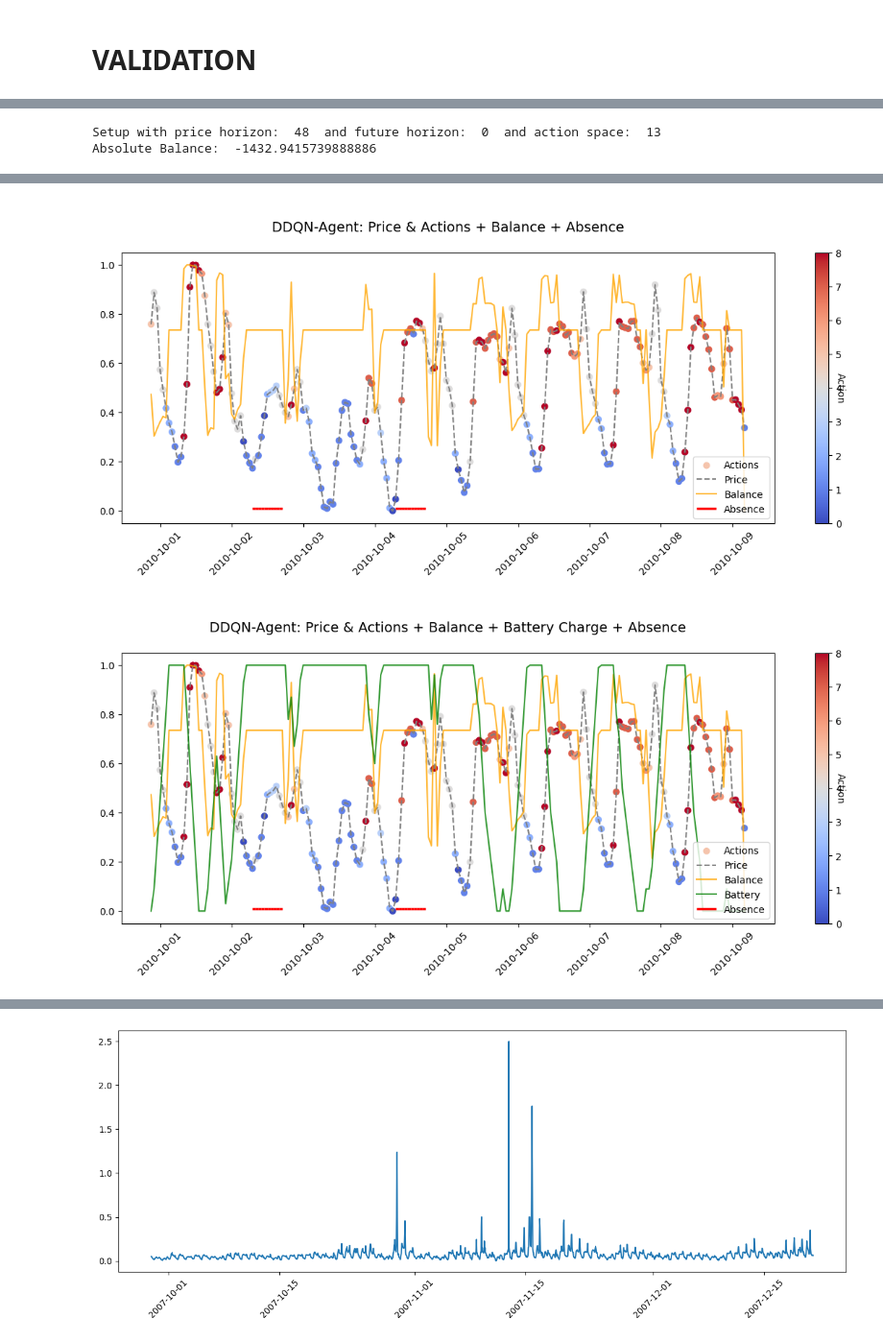
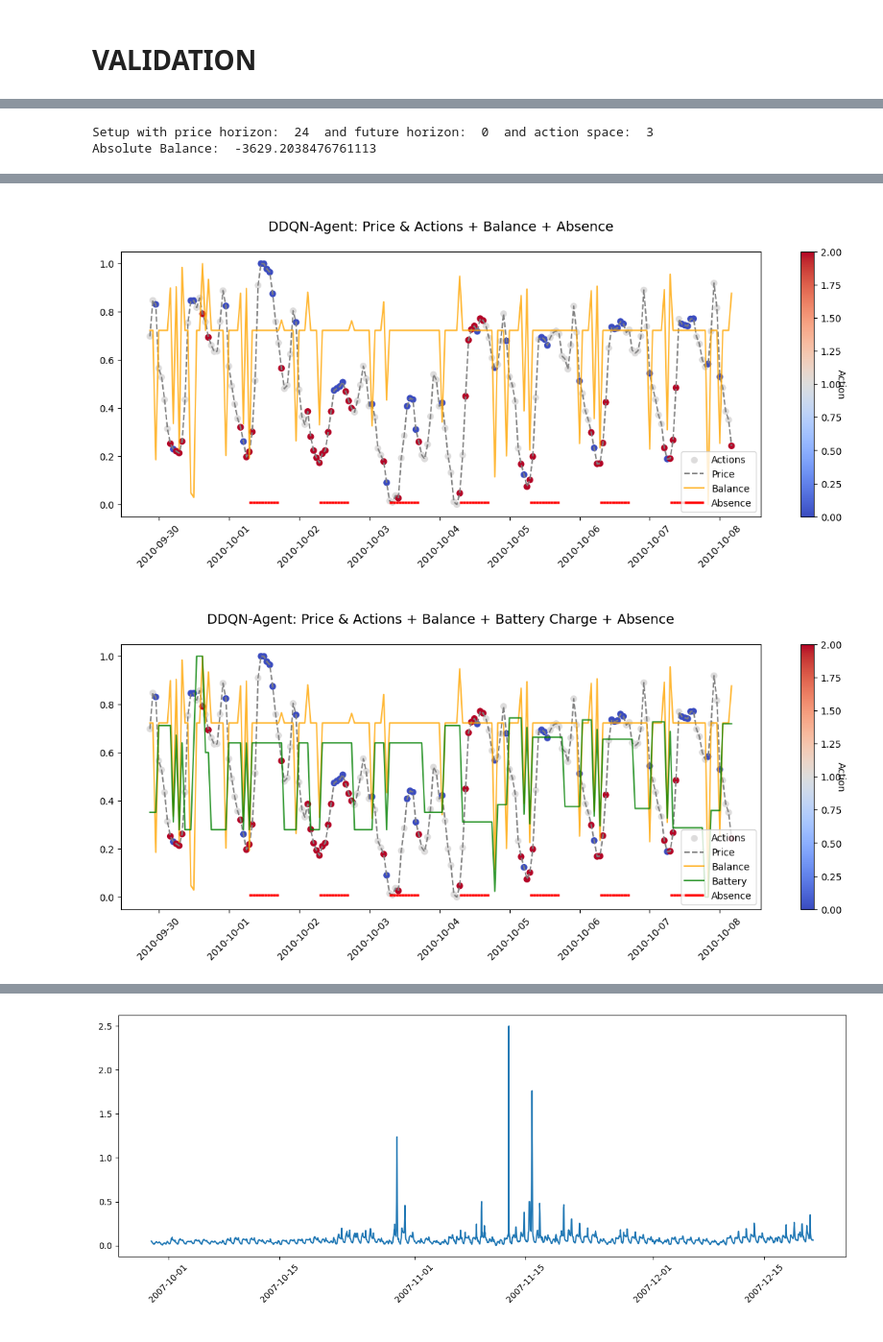
Before and after one commit to MaxFeucht/BatteryGrid, a Jupyter notebook: PRL.ipynb, the cells around one changed output, grey strips where cells are left out. Shown at 96% size. Saved outputs shown, nothing was run; the diff lists cells and outputs as text; code cells hidden in the pictures.

```diff
--- a/PRL.ipynb
+++ b/PRL.ipynb
@@ -86,19 +88,20 @@ plotter.plot_actions(battery = True, balance=True, absence = True)
 ## DDQN AGENT
 # %%
 seed = 2705
-rep = 1000000
+rep = 500000
 batch_size = 32
 gamma = 0.99
 epsilon = 1.0
 epsilon_decay = 99999
 epsilon_min = 0.05
-learning_rate = 1e-4
-price_horizon = 48
+learning_rate = 5e-5
+price_horizon = 24
 future_horizon = 0
 hidden_dim = 64
-action_classes = 9
+action_classes = 5
 extra_penalty = False
 verbose = False
+TRAIN = True
 # %%
 if TRAIN:
 
@@ -187,5 +188,5 @@ agent = DDQNAgent(env = env,
                   hidden_dim=hidden_dim,
                   action_classes = action_classes)
 
-agent.dqn_predict.load_state_dict(torch.load(f'models/agent_{action_classes}.pt'))
+agent.dqn_predict.load_state_dict(torch.load(f'models/agent_{action_classes}_hdim{hidden_dim}.pt'))
 # %% [output]
@@ -273,10 +247,10 @@ Absolute Balance:  -1081.7682103845555
 # %%
 # Evaluate Rule-Based Agent
-price_horizon = 48
+price_horizon = 24
 df = val
 
 ddqn_env_val = gym.make('gym_env/BatteryGrid-v0', disable_env_checker=True)
-ddqn_env_val.setup(df, price_horizon=price_horizon, action_classes = 13)
+ddqn_env_val.setup(df, price_horizon=price_horizon, action_classes = 3)
 eval_ddqn_val = DDQNEvaluation(df, ddqn_env_val)
 eval_ddqn_val.evaluate(agent = agent)
 
@@ -289,5 +263,5 @@ plotter.plot_actions(battery = False, balance=False, absence = True)
 plotter.plot_actions(battery = False, balance=True, absence = True)
 plotter.plot_actions(battery = True, balance=True, absence = True)
 # %% [output]
-Setup with price horizon:  48  and future horizon:  0  and action space:  13
-Absolute Balance:  -1432.9415739888886
+Setup with price horizon:  24  and future horizon:  0  and action space:  3
+Absolute Balance:  -3629.2038476761113
@@ -296,2 +270,2 @@ Absolute Balance:  -1432.9415739888886
-[figure, old version]
+[figure, new version]
-[figure, old version]
+[figure, new version]
```
Also changed, not shown: parts of 14 cells of this notebook, 9 other files.
